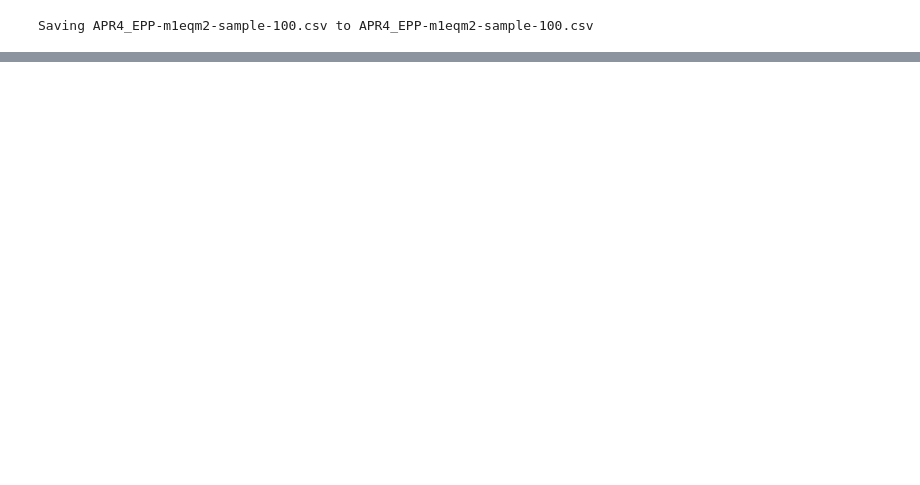
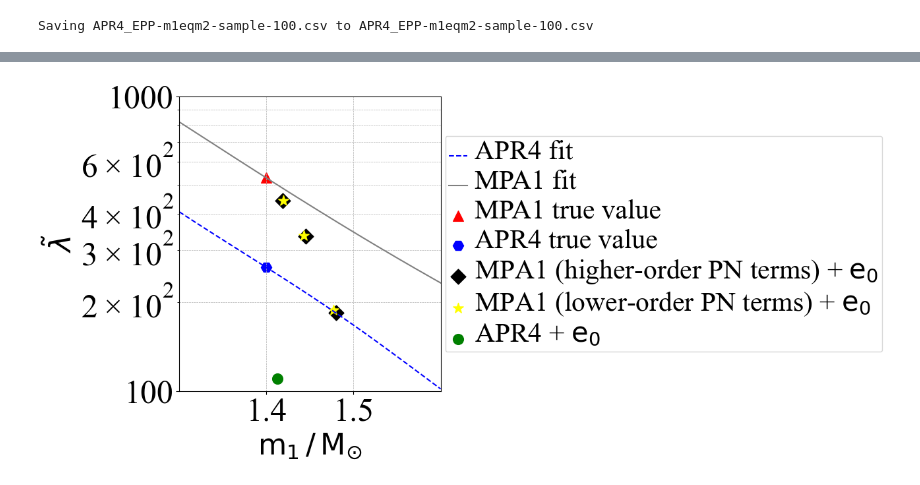
Before and after one commit to Brightshinesunny/Project, a Jupyter notebook: Untitled75.ipynb, the cells around one changed output, grey strips where cells are left out. Saved outputs shown, nothing was run; the diff lists cells and outputs as text; code cells hidden in the pictures; blank space fills up the shorter version.

```diff
--- a/Untitled75.ipynb
+++ b/Untitled75.ipynb
@@ -109,0 +110,95 @@ plt.show()
+# %%
+import pandas as pd
+import numpy as np
+import matplotlib.pyplot as plt
+import matplotlib.font_manager as fm
+from matplotlib.ticker import LogFormatter
+
+# --- Fit functions ---
+def fit_apr4(ms):
+    return (
+        48466.1141 * ms**7 - 511769.3262 * ms**6 + 2290160.1775 * ms**5 -
+        5622239.7230 * ms**4 + 8161248.7822 * ms**3 - 6983220.6693 * ms**2 +
+        3244065.3811 * ms - 624930.5178
+    )
+
+def fit_mpa1(ms):
+    log_lambda = -1.21 * ms**4 + 7.80 * ms**3 - 18.2 * ms**2 + 16.5 * ms - 1.46
+    return 10 ** log_lambda
+
+# --- 예시 데이터 ---
+map1_true = (1.4, 528.28)
+map1_ecc = [(1.419, 442.025), (1.44499, 334.556), (1.47998, 184.100)]
+apr4_true = (1.4, fit_apr4(1.4))
+apr4_ecc = [(1.4127, 110.155)]
+map1_ecc2 = [(1.41923, 443.112), (1.44326, 337.002), (1.47691, 188.448)]
+map1_ecc3 = (1.4914, 186.389)
+
+# --- CSV 불러오기 ---
+df = pd.read_csv("/content/APR4_EPP-m1eqm2-sample-100.csv")
+
+# --- Times New Roman 폰트 등록 ---
+font_path = "Times New Roman.ttf"   # Colab에 업로드한 경로
+prop = fm.FontProperties(fname=font_path)
+
+# --- Plot 준비 ---
+fig, ax = plt.subplots(figsize=(13, 6))
+
+ms_vals = np.linspace(1.3, 1.6, 300)
+ax.plot(ms_vals, fit_apr4(ms_vals), label="APR4 fit", color="blue", linestyle="--")
+ax.plot(ms_vals, fit_mpa1(ms_vals), label="MPA1 fit", color="gray", linestyle="-")
+
+# --- 점 찍기 ---
+ax.scatter(*map1_true, color='red', marker='^', s=128, label="MPA1 true value")
+ax.scatter(*apr4_true, color='blue', marker='H',s=136, label="APR4 true value")
+
+ax.scatter(*zip(*map1_ecc),
+           color='black', marker='D', s=135,
+           label=r"MPA1 (higher-order PN terms) + $\mathrm{e}_{0}$")
+
+ax.scatter(*zip(*map1_ecc2),
+           color='yellow', marker='*', s=135,
+           label=r"MPA1 (lower-order PN terms) + $\mathrm{e}_{0}$")
+
+ax.scatter(*zip(*apr4_ecc),
+           color='green', s=128,
+           label="APR4 + $\mathrm{e}_{0}$")
+
+# --- 축/라벨/옵션 ---
+ax.set_xlim(1.3, 1.6)
+ax.set_ylim(100, 1000)
+ax.set_yscale("log")
+ax.set_xticks([1.4, 1.5])
+
+ax.set_xlabel(r"$\mathrm{m}_{1} \,/\, \mathrm{M}_{\odot}$", fontsize=32, fontproperties=prop)
+ax.set_ylabel(r"$\tilde{\lambda}$", fontsize=32, fontproperties=prop)
+
+
+# 눈금 Times New Roman 적용
+for label in ax.get_xticklabels() + ax.get_yticklabels():
+    label.set_fontproperties(prop)
+    label.set_fontsize(36)
+
+ax.yaxis.set_major_formatter(LogFormatter(base=10))
+ax.grid(True, which="both", linestyle="--", linewidth=0.5)
+
+# --- Legend Times New Roman 적용 ---
+ax.legend(fontsize=36, loc="center left", bbox_to_anchor=(1.5, 0.8), prop=prop)
+
+# y축 minor 라벨(중간 눈금)까지 Times New Roman 적용
+for lab in ax.get_yminorticklabels():
+    lab.set_fontproperties(prop)
+    lab.set_fontsize(36)
+
+# 범례 폰트/크기 확실히 적용
+leg = ax.legend(fontsize=10, loc="center left", bbox_to_anchor=(1, 0.5), prop=prop)
+
+for txt in leg.get_texts():
+    txt.set_fontproperties(prop)
+    txt.set_fontsize(30)
+
+
+plt.tight_layout()
+plt.show()
+# %% [output]
+[figure, added]
```
Also changed, not shown: parts of 1 cell of this notebook.
